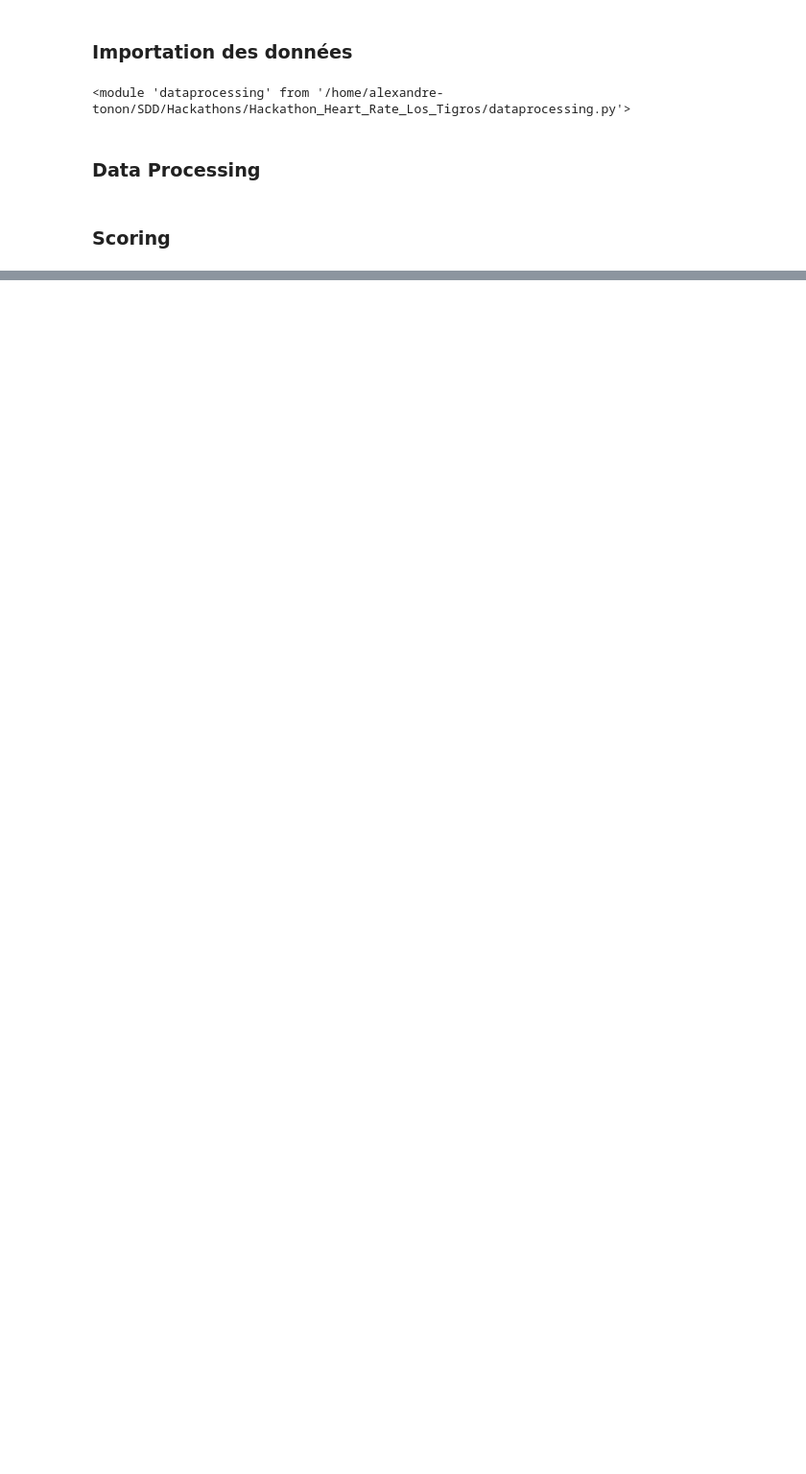
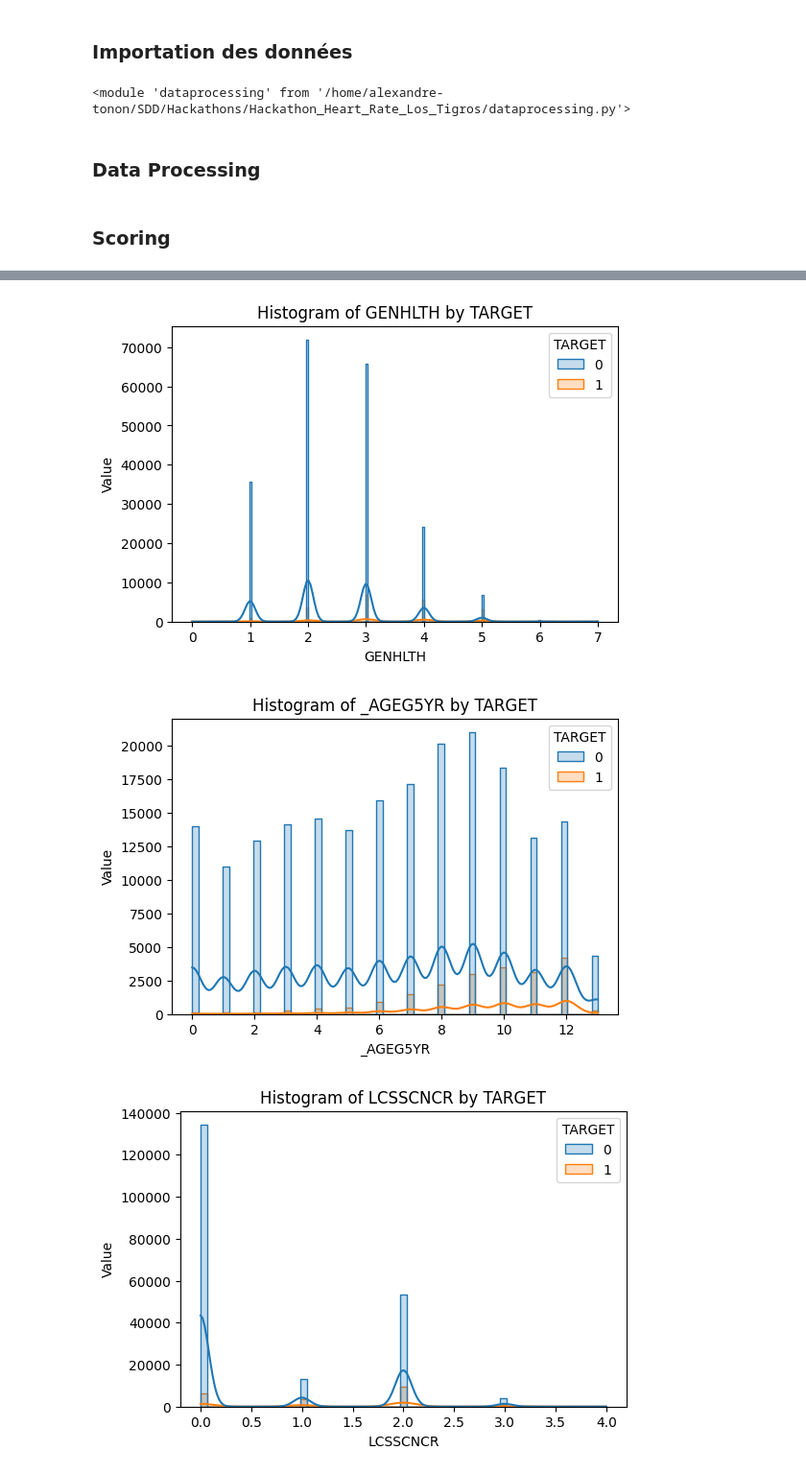
Before and after one commit to alextonon/Hackathon_Heart_Rate_Los_Tigros, a Jupyter notebook: globalcleanv2.ipynb, the cells around one changed output, grey strips where cells are left out. Shown at 96% size. Drawn from its saved outputs; the diff is of its cells as text; code cells hidden in the pictures; blank space fills up the shorter version.

```diff
--- a/globalcleanv2.ipynb
+++ b/globalcleanv2.ipynb
@@ -86,21 +86,26 @@ df_test_final = data_processing(df=df_test,
 # %% [markdown]
 ### Scoring
 # %%
+DATA_AUGMENTATION = False
 X_train_train, X_val_train, y_train_split, y_val_train = train_test_split(
     df_train_final, y_train, test_size=0.2, random_state=42)
 
-dtrain_scoring = xgb.DMatrix(data=X_train_train, label=y_train_split)
+if DATA_AUGMENTATION:
+    bad_health = X_train_train[y_train_split == 1]
+    bad_health = bad_health[bad_health['GENHLTH'] == 5]
+
+    print(len(X_train_train), len(bad_health))
+
+    # Concaténation
+    X_train_balanced = pd.concat([X_train_train, bad_health], ignore_index=True)
+    y_train_balanced = pd.concat([y_train_split, pd.Series([1] * len(bad_health))], ignore_index=True)
+else:
+    X_train_balanced = X_train_train
+    y_train_balanced = y_train_split
+
+# Création des matrices XGBoost
+dtrain_scoring = xgb.DMatrix(data=X_train_balanced, label=y_train_balanced)
 dtest_scoring = xgb.DMatrix(data=X_val_train, label=y_val_train)
-# %%
-params = {
-    'learning_rate': 0.16988820296828416,
-    'max_depth': 8,
-    'min_child_weight': 11,
-    'objective':'binary:logistic',
-    'seed':42,
-}
-
-model_xgb = xgb.train(params, dtrain_scoring, num_boost_round=50)
 # %%
 import optuna
 def objective(trial):
@@ -231 +259,14 @@ for ft in feat:
 ... (3 outputs left out)
+# %%
+feat = importance_df['Feature'].tolist()
+for ft in feat:
+    plt.figure(figsize=(6,4))
+    sns.histplot(data=df_train_final, x=ft, hue=y_train, kde=True, element="step")
+    plt.title(f'Histogram of {ft} by TARGET')
+    plt.xlabel(ft)
+    plt.ylabel('Value')
+    plt.show()
+# %% [output]
+[figure, added]
+[figure, added]
+[figure, added]
```
Also changed, not shown: parts of 7 cells of this notebook, 3 other files.
